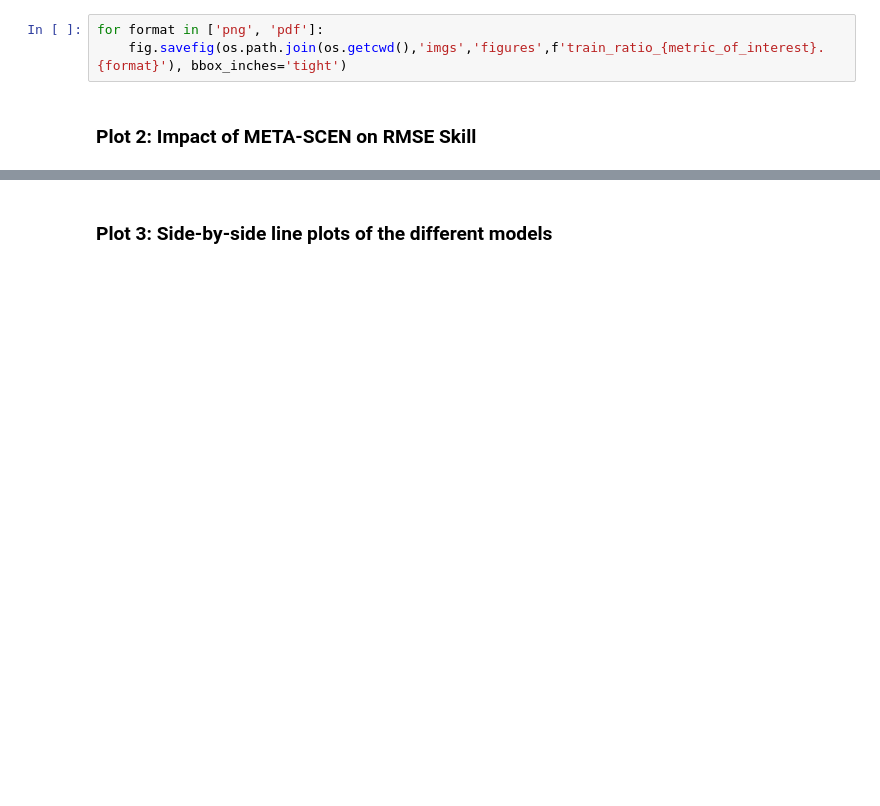
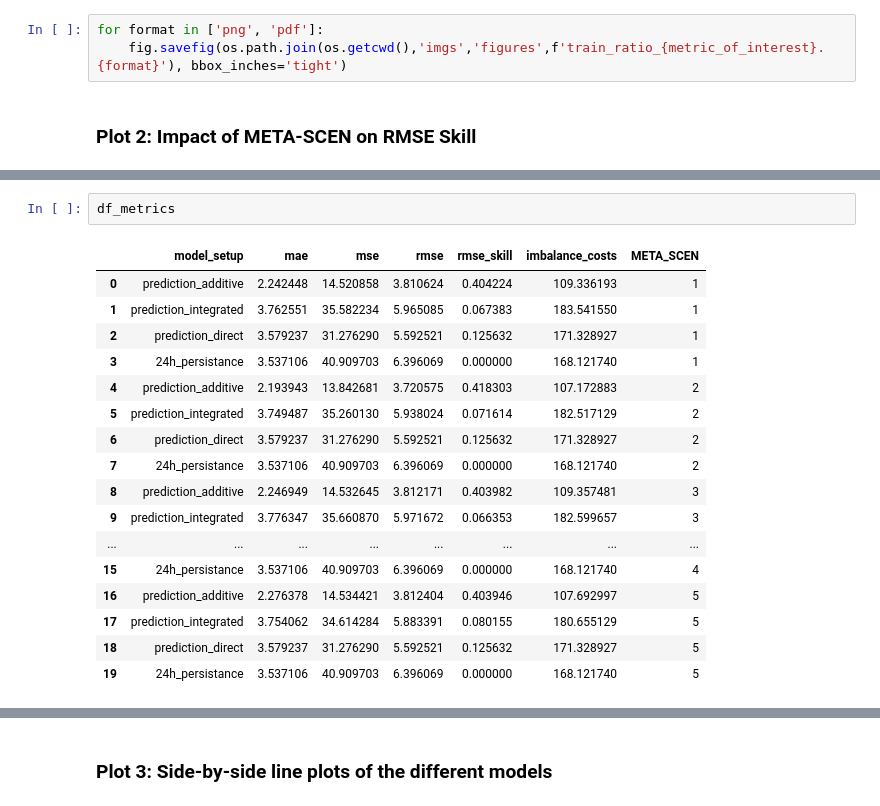
Before and after one commit to nikohou/net-load-forecasting, a Jupyter notebook: notebooks/results_synthesis.ipynb, the cells around one changed output, grey strips where cells are left out. Cells and saved outputs as stored; diff of their text form; blank space fills up the shorter version.

```diff
--- a/notebooks/results_synthesis.ipynb
+++ b/notebooks/results_synthesis.ipynb
@@ -101,0 +136,20 @@ for format in ['png', 'pdf']:
+# %%
+df_metrics
+# %% [output]
+|  | model_setup | mae | mse | rmse | rmse_skill | imbalance_costs | META_SCEN |
+| 0 | prediction_additive | 2.242448 | 14.520858 | 3.810624 | 0.404224 | 109.336193 | 1 |
+| 1 | prediction_integrated | 3.762551 | 35.582234 | 5.965085 | 0.067383 | 183.541550 | 1 |
+| 2 | prediction_direct | 3.579237 | 31.276290 | 5.592521 | 0.125632 | 171.328927 | 1 |
+| 3 | 24h_persistance | 3.537106 | 40.909703 | 6.396069 | 0.000000 | 168.121740 | 1 |
+| 4 | prediction_additive | 2.193943 | 13.842681 | 3.720575 | 0.418303 | 107.172883 | 2 |
+| 5 | prediction_integrated | 3.749487 | 35.260130 | 5.938024 | 0.071614 | 182.517129 | 2 |
+| 6 | prediction_direct | 3.579237 | 31.276290 | 5.592521 | 0.125632 | 171.328927 | 2 |
+| 7 | 24h_persistance | 3.537106 | 40.909703 | 6.396069 | 0.000000 | 168.121740 | 2 |
+| 8 | prediction_additive | 2.246949 | 14.532645 | 3.812171 | 0.403982 | 109.357481 | 3 |
+| 9 | prediction_integrated | 3.776347 | 35.660870 | 5.971672 | 0.066353 | 182.599657 | 3 |
+| ... | ... | ... | ... | ... | ... | ... | ... |
+| 15 | 24h_persistance | 3.537106 | 40.909703 | 6.396069 | 0.000000 | 168.121740 | 4 |
+| 16 | prediction_additive | 2.276378 | 14.534421 | 3.812404 | 0.403946 | 107.692997 | 5 |
+| 17 | prediction_integrated | 3.754062 | 34.614284 | 5.883391 | 0.080155 | 180.655129 | 5 |
+| 18 | prediction_direct | 3.579237 | 31.276290 | 5.592521 | 0.125632 | 171.328927 | 5 |
+| 19 | 24h_persistance | 3.537106 | 40.909703 | 6.396069 | 0.000000 | 168.121740 | 5 |
```
Also changed, not shown: parts of 6 cells of this notebook, 4 other files.
